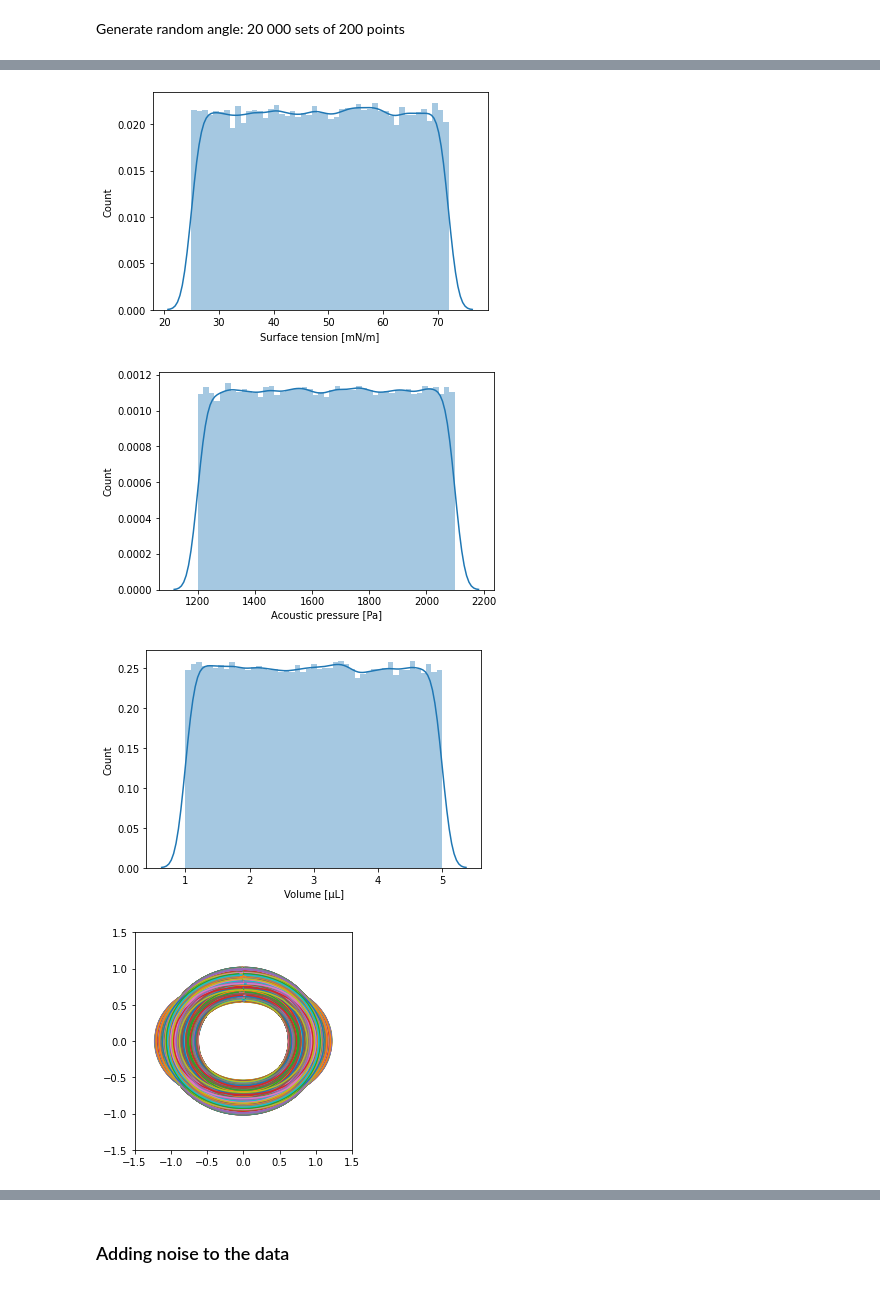
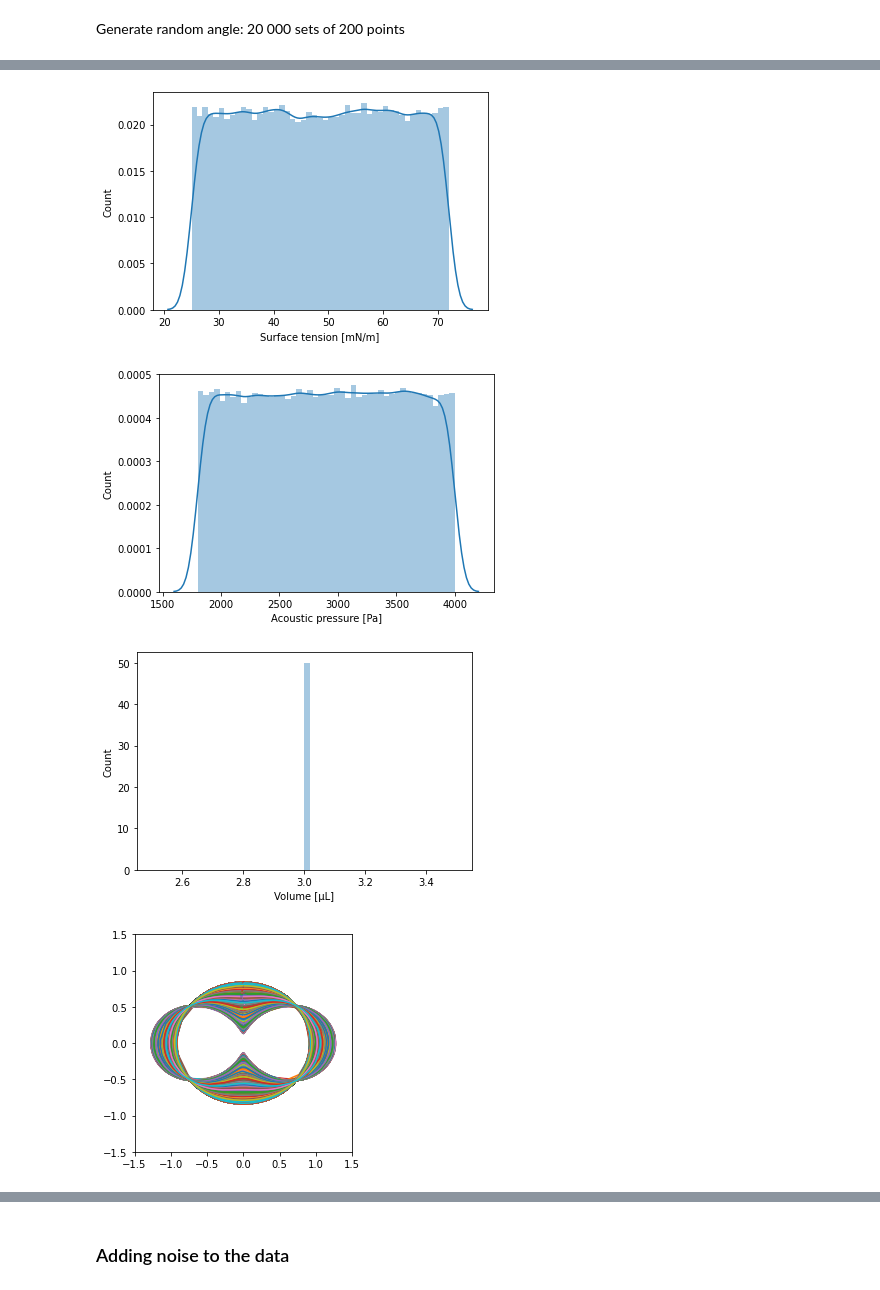
Before and after one commit to sargyri/Drop_Lev, a Jupyter notebook: Machine_learning/test_training_ST_on_model.ipynb, the cells around one changed output, grey strips where cells are left out. Drawn from its saved outputs; the diff is of its cells as text; code cells hidden in the pictures.

```diff
--- a/Machine_learning/test_training_ST_on_model.ipynb
+++ b/Machine_learning/test_training_ST_on_model.ipynb
@@ -301,14 +288,14 @@ def gen_data(num_sample,sampling):
     #test=np.arange(100)
     #test_r=np.random.choice(test,10)
 
-    vol_drop=np.random.random(num_sample)*(5-1)+1 # in µL
+    vol_drop=3    #np.random.random(num_sample)*(5-1)+1 # in µL
     calibration=0.0060567117466506235e-3 #mm/pixel
 
     #gamma=72.8 #[mN/m]
     Cg_air=1/101325 #Pa**(-1)
     k_o=2*np.pi*40/340  #wave number in the air in [mm^-1]. frequency 40kHz (25kH=0.000040sec) and speed of sound in air v=340 m/s from paper (331.5 for 20oC online)
     #Calibration
-    Ps=np.random.random(num_sample)*(2100-1200)+1200  #[Pa]
+    Ps=np.random.random(num_sample)*(4000-1800)+1800  #[Pa]
     #for i in range(num_sample):
     R_sph=calc_R_sph(vol_drop, calibration)
 
@@ -326,7 +313,7 @@ def gen_data(num_sample,sampling):
     #print(r_all.shape)
 
     for i in range(num_sample):
-        r=R_predict(theta[i], ST_range[i], R_sph[i], Ps[i], Cg_air, k_o)
+        r=R_predict(theta[i], ST_range[i], R_sph, Ps[i], Cg_air, k_o)
           #print(r.shape)
          #print(r)
         r_all=np.vstack((r_all, r))
@@ -336,8 +323,8 @@ def gen_data(num_sample,sampling):
 
 
     #print(r_all.shape)
-
-    dataset=np.hstack((theta,r_all, vol_drop.reshape([num_sample,1]), Ps.reshape([num_sample,1]), ST_range.reshape([num_sample,1])))
+    vol_drop=np.tile(vol_drop, len(Ps))
+    dataset=np.hstack((theta,r_all, vol_drop.reshape([num_sample, 1]), Ps.reshape([num_sample,1]), ST_range.reshape([num_sample,1])))
     #print(dataset.shape)
 
     #print(ST_range)
@@ -412,7 +399,7 @@ raw_dataset.to_csv('./dataset.csv',index=False)
-[figure, old version]
+[figure, new version]
-[figure, old version]
+[figure, new version]
-[figure, old version]
+[figure, new version]
-[figure, old version]
+[figure, new version]
 # %%
 
 #input = pd.read_csv(io.BytesIO(uploaded['data.csv']))
```
Also changed, not shown: parts of 16 cells of this notebook.
